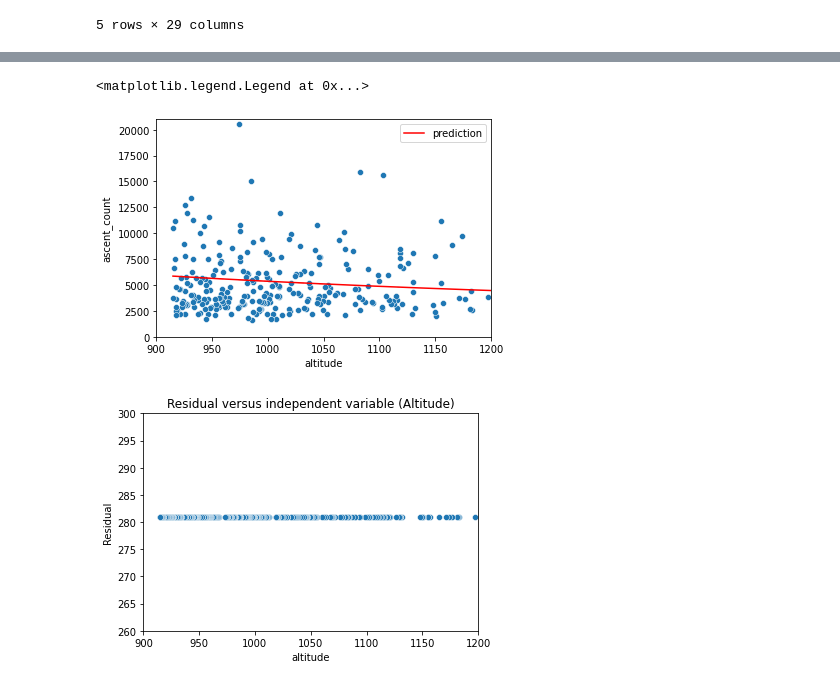
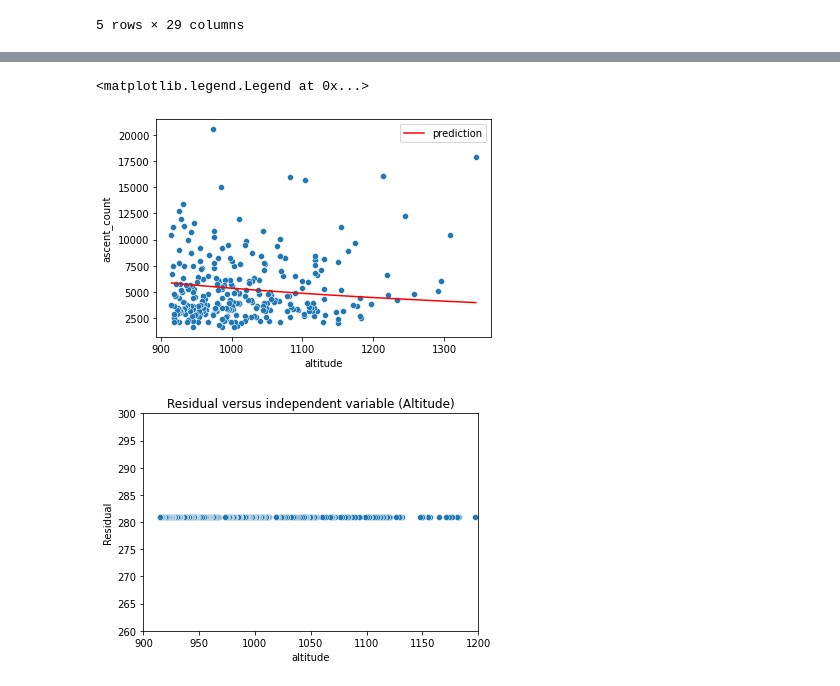
Before and after one commit to filipbalucha/FDS_final_project, a Jupyter notebook: data_analysis.ipynb, the cells around one changed output, grey strips where cells are left out. Cells and saved outputs as stored; diff of their text form; code cells hidden in the pictures.

```diff
--- a/data_analysis.ipynb
+++ b/data_analysis.ipynb
@@ -176,14 +176,14 @@ dtype: float64
 # %%
 sns.scatterplot(data=df, y='ascent_count', x='altitude')
 y_hat = results.predict(df['altitude'])
 sns.lineplot(df['altitude'], y_hat, color='r', label='prediction')
-plt.xlim(900, 1200)
-plt.ylim(0, 21000)
+# plt.xlim(900, 1200)
+# plt.ylim(0, 21000)
 plt.legend()
 # clearly a very bad prediction
 # %% [output]
 <matplotlib.legend.Legend at 0x...>
-[figure, old version]
+[figure, new version]
 # %%
 fig, ax = plt.subplots()
 ax.set_ylabel('Residual')
```
Also changed, not shown: parts of 7 cells of this notebook.
